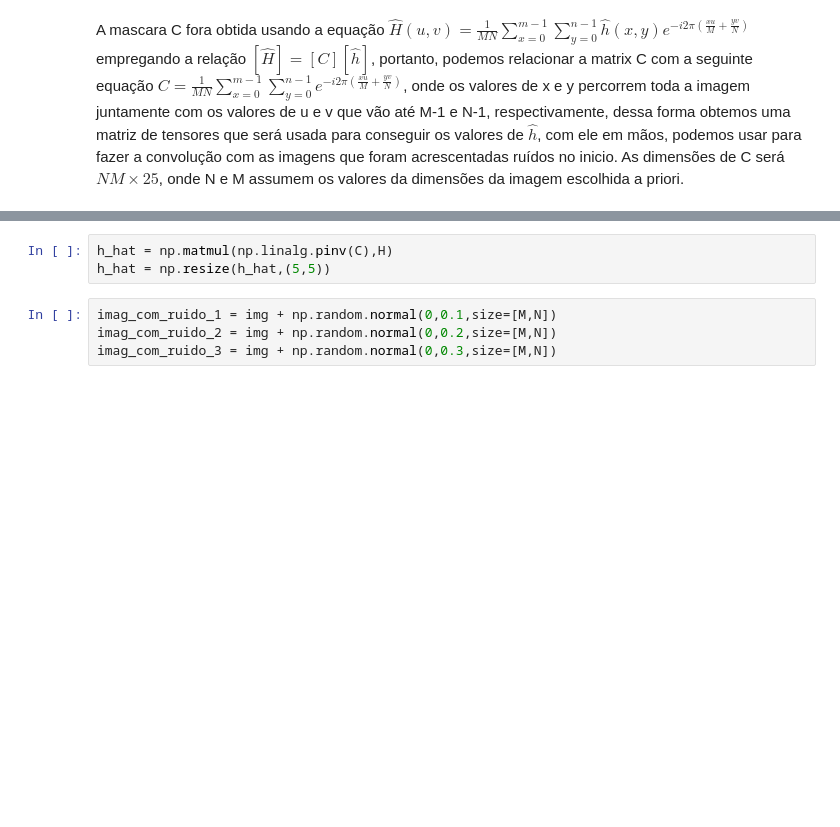
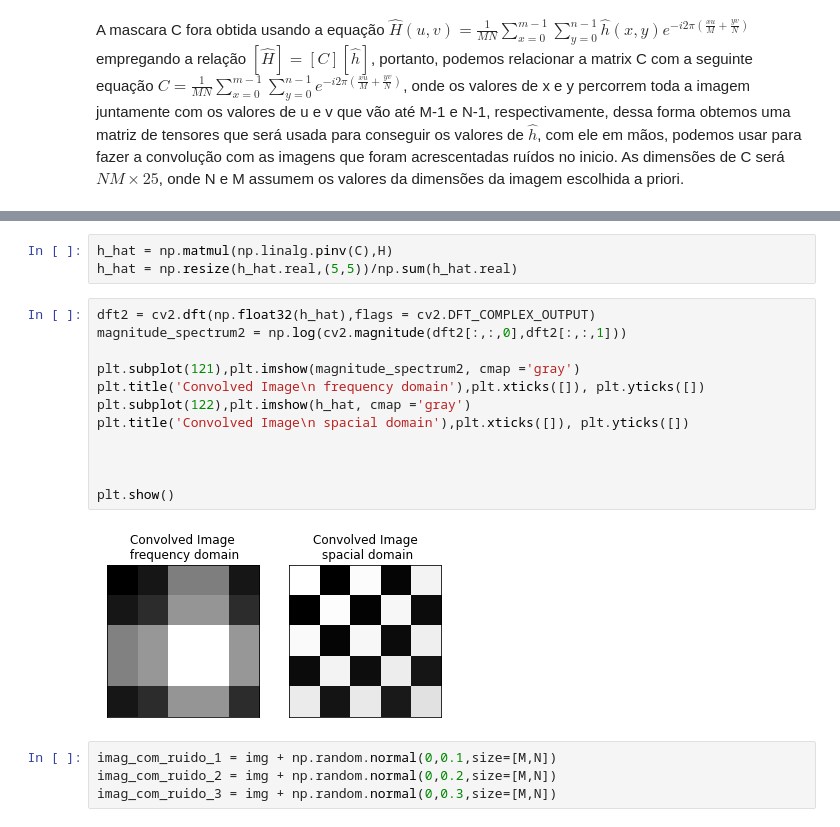
Before and after one commit to Gabriel-Amarante/Vision-Computing, a Jupyter notebook: QUIZ_2.ipynb, the cells around one changed output, grey strips where cells are left out. Cells and saved outputs as stored; diff of their text form; blank space fills up the shorter version.

```diff
--- a/QUIZ_2.ipynb
+++ b/QUIZ_2.ipynb
@@ -54,6 +63,20 @@ C = C/(M*N)
 # %%
 h_hat = np.matmul(np.linalg.pinv(C),H)
-h_hat = np.resize(h_hat,(5,5))
+h_hat = np.resize(h_hat.real,(5,5))/np.sum(h_hat.real)
+# %%
+dft2 = cv2.dft(np.float32(h_hat),flags = cv2.DFT_COMPLEX_OUTPUT)
+magnitude_spectrum2 = np.log(cv2.magnitude(dft2[:,:,0],dft2[:,:,1]))
+
+plt.subplot(121),plt.imshow(magnitude_spectrum2, cmap ='gray')
+plt.title('Convolved Image\n frequency domain'),plt.xticks([]), plt.yticks([])
+plt.subplot(122),plt.imshow(h_hat, cmap ='gray')
+plt.title('Convolved Image\n spacial domain'),plt.xticks([]), plt.yticks([])
+
+
+
+plt.show()
+# %% [output]
+[figure, added]
 # %%
 imag_com_ruido_1 = img + np.random.normal(0,0.1,size=[M,N])
 imag_com_ruido_2 = img + np.random.normal(0,0.2,size=[M,N])
```
Also changed, not shown: parts of 13 cells of this notebook.
